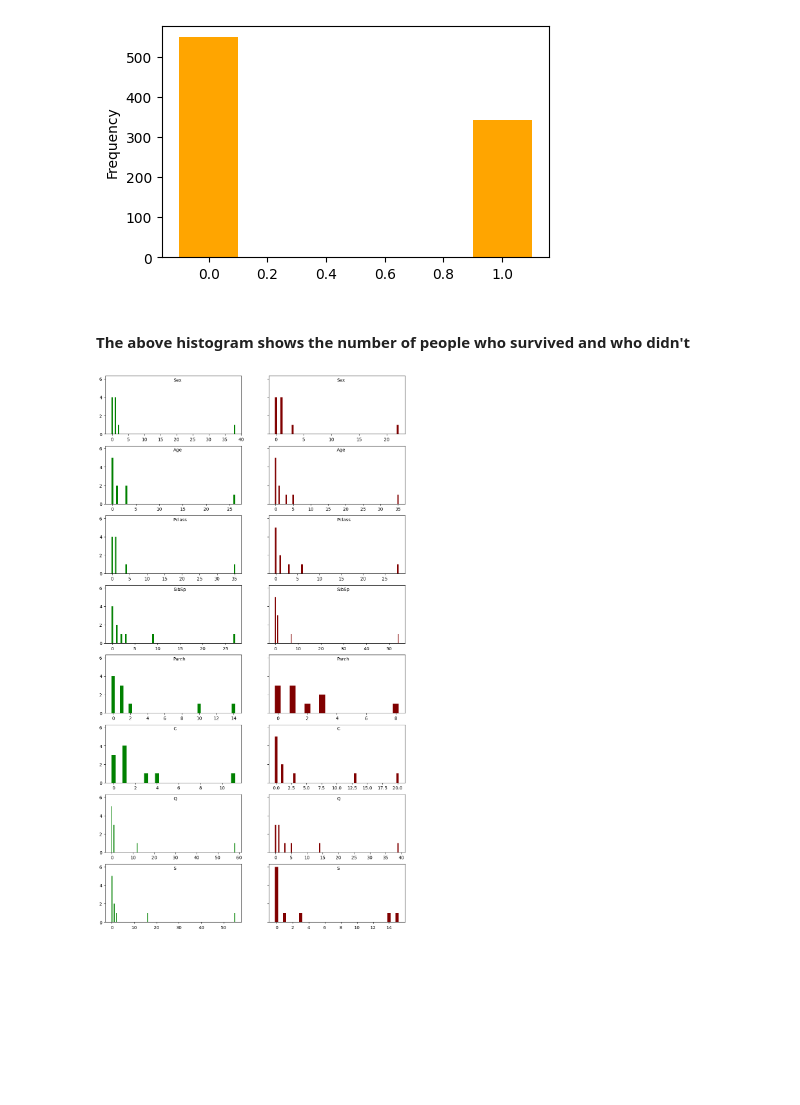
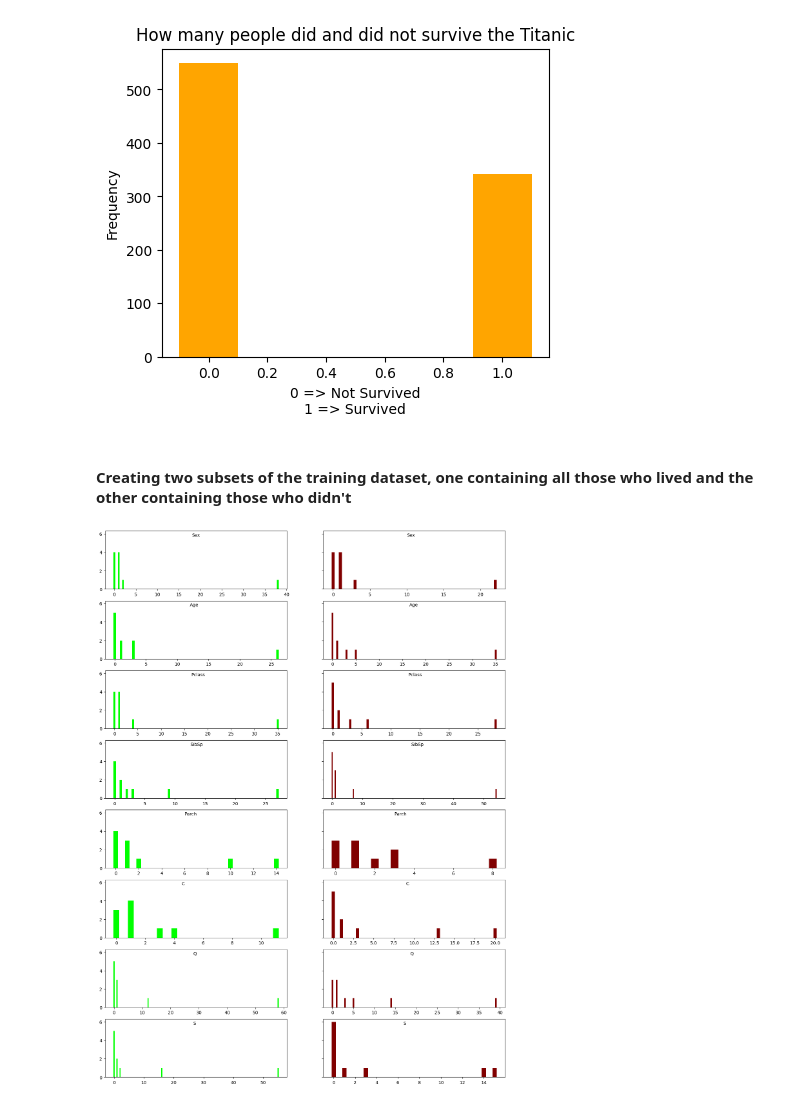
Before and after one commit to MehulChavan/Titanic_prediction, a Jupyter notebook: titanic-dataset-analyzation.ipynb, the cells around one changed output. Cells and saved outputs as stored; diff of their text form; code cells hidden in the pictures; blank space fills up the shorter version.

```diff
--- a/titanic-dataset-analyzation.ipynb
+++ b/titanic-dataset-analyzation.ipynb
@@ -52,8 +108,11 @@ train_df['Sex'].size
 # %%
-train_df['Survived'].plot(kind = 'hist',bins = [-0.5,0.5,1.5],rwidth = 0.2,color = 'orange',figsize = (5,3))
+#Visualizing how many people did and did not survive the Titanic.
+train_df['Survived'].plot(kind = 'hist',bins = [-0.5,0.5,1.5],rwidth = 0.2,color = 'orange',figsize = (5,4))
+plt.title("How many people did and did not survive the Titanic")
+plt.xlabel("0 => Not Survived\n1 => Survived")
 plt.show()
 # %% [output]
-[figure, old version]
+[figure, new version]
-# %% [markdown]
-#### The above histogram shows the number of people who survived and who didn't
+# %% [markdown]
+#### Creating two subsets of the training dataset, one containing all those who lived and the other containing those who didn't
 # %%
@@ -86,20 +156,43 @@ for i,j in zip(range(n),train_df['Survived']):
 # %%
-#Looks dirty
+#List all features (Except PassengerId and Survived)
 features = np.array(['Sex','Age','Pclass','SibSp','Parch','C','Q','S'])
-fig,axes = plt.subplots(8,2,sharey=True,figsize = (12,22))
+
+#Creating 8*2 = 16 Subplots, first column shows histograms of features of the survivors dataset
+#second column shows histograms of features of the not_survived dataset
+fig,axes = plt.subplots(8,2,sharey=True,figsize = (16,22))
+
+#Integer veriable to keep track of the features
 count = 0
 for i in range(8):
     for j in range(2):
-        if j % 2 == 0:
-            axes[i,j].hist(train_df_survived.iloc[count],bins = np.arange(train_df_survived.iloc[count].min(),train_df_survived.iloc[count].max() + 2) - 0.5,rwidth = 0.4,color = 'green')
-            axes[i,j].annotate(features[count],xy = ((train_df_survived.iloc[count].min() + train_df_survived.iloc[count].max())/2,5.7))
+
+        #if variable 'j' is 0(first column, i.e 'survived' dataset)
+        if j == 0:
+
+            #Temporary variable 'data' to shorten the length of variables we will use ahead.
+            data = train_df_survived.iloc[count]
+
+            #Plot histogram of data
+            axes[i,j].hist(data,bins = np.arange(data.min(),data.max() + 2) - 0.5,rwidth = 0.4,color = 'lime')
+
+            #Add the name of the feature at the top-center of the subplot.
+            axes[i,j].annotate(features[count],xy = ((data.min()+data.max()/2 - 1),5.7))
+
+
+        #else the variable 'j' is 1(second column, i.e 'not_survived' dataset)
         else:
-            axes[i,j].hist(train_df_not_survived.iloc[count],bins = np.arange(train_df_not_survived.iloc[count].min(),train_df_not_survived.iloc[count].max() + 2) - 0.5,rwidth = 0.4,color = 'maroon')
-            axes[i,j].annotate(features[count],xy = (((train_df_not_survived.iloc[count].min() + train_df_not_survived.iloc[count].max())/2,5.7)))
+            #Temporary variable 'data' to shorten the length of variables we will use ahead.
+            data = train_df_not_survived.iloc[count]
+
+            #Plot histogram of data
+            axes[i,j].hist(data,bins = np.arange(data.min(),data.max() + 2) - 0.5,rwidth = 0.4,color = 'maroon')
+
+            #Add the name of the feature at the top-center of the subplot.
+            axes[i,j].annotate(features[count],xy = ((data.min()+data.max()/2 - 1),5.7))
     count += 1
 plt.show()
 # %% [output]
-[figure, old version]
+[figure, new version]
 # %%
 def predict_survivor(data):
     y = pd.DataFrame({'PassengerId':[],'Survived':[]})
```
Also changed, not shown: parts of 18 cells of this notebook.
